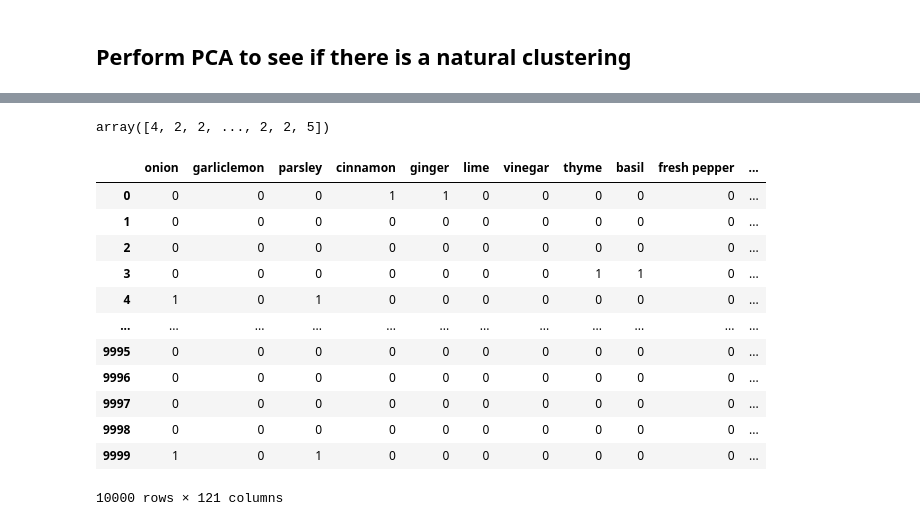
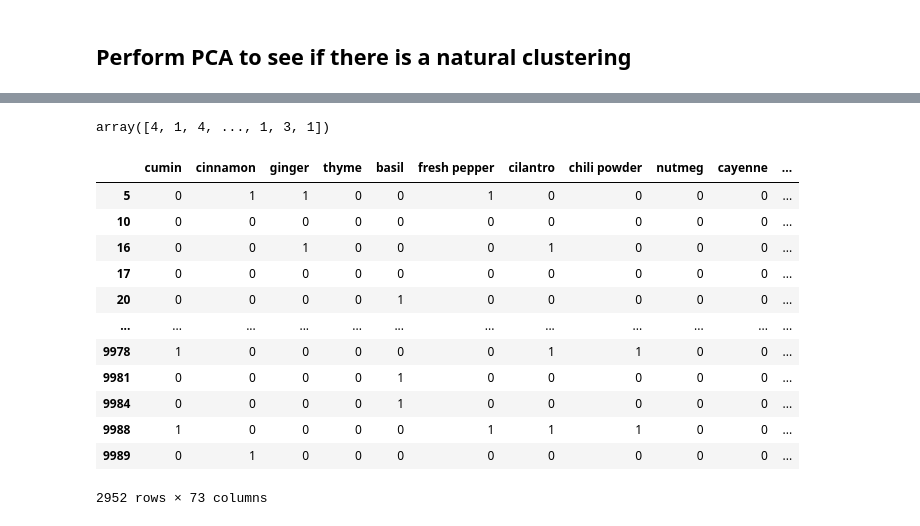
Before and after one commit to ccwillmore/Recipe_project, a Jupyter notebook: spices_only_kmeans/spices_only_workbook.ipynb, the cells around one changed output, grey strips where cells are left out. Saved outputs shown, nothing was run; the diff lists cells and outputs as text; code cells hidden in the pictures.

```diff
--- a/spices_only_kmeans/spices_only_workbook.ipynb
+++ b/spices_only_kmeans/spices_only_workbook.ipynb
@@ -60,4 +92,4 @@ variance_ratio_list
 # %%
-component_analysis = PCA(n_components = i).fit(recipes_df)
-    components = component_analysis.transform(recipes_df)
+component_analysis = PCA(n_components = 3).fit(spice_df)
+components = component_analysis.transform(spice_df)
 # %%
@@ -73,6 +105,6 @@ array([[-0.70683055,  1.5515177 ,  0.80168951],
 # %%
-spices_no_cuisine_name['component_1'] = component_analyses[:,0]
-spices_no_cuisine_name['component_2'] = component_analyses[:,1]
-spices_no_cuisine_name['component_3'] = component_analyses[:,2]
-spices_no_cuisine_name
+spice_df['component_1'] = components[:,0]
+spice_df['component_2'] = components[:,1]
+spice_df['component_3'] = components[:,2]
+spice_df
 # %% [output]
@@ -96,7 +128,7 @@ fig.show()
 # %% [output]
 [interactive output not drawn]
 # %%
-X_for_KMeans = spices_no_cuisine_name[['component_1','component_2','component_3']]
+X_for_KMeans = spice_df[['component_1','component_2','component_3']]
 # %%
 X_for_KMeans
 # %% [output]
@@ -151,25 +183,25 @@ inertias_df.plot(x='k', y='inertia')
 # %%
-kmeans_model_6 = KMeans(n_clusters=6, random_state=42)
-kmeans_model_6.fit(X_for_KMeans)
-predicted_class = kmeans_model_6.predict(X_for_KMeans)
+kmeans_model_5 = KMeans(n_clusters=5, random_state=42)
+kmeans_model_5.fit(X_for_KMeans)
+predicted_class = kmeans_model_5.predict(X_for_KMeans)
 predicted_class
 # %% [output]
-array([4, 2, 2, ..., 2, 2, 5])
+array([4, 1, 4, ..., 1, 3, 1])
 # %%
-spices_no_cuisine_name['classes'] = predicted_class
-spices_no_cuisine_name
+spice_df['classes'] = predicted_class
+spice_df
 # %% [output]
-|  | onion | garliclemon | parsley | cinnamon | ginger | lime | vinegar | thyme | basil | fresh pepper | ... |
-| 0 | 0 | 0 | 0 | 1 | 1 | 0 | 0 | 0 | 0 | 0 | ... |
-| 1 | 0 | 0 | 0 | 0 | 0 | 0 | 0 | 0 | 0 | 0 | ... |
-| 2 | 0 | 0 | 0 | 0 | 0 | 0 | 0 | 0 | 0 | 0 | ... |
-| 3 | 0 | 0 | 0 | 0 | 0 | 0 | 0 | 1 | 1 | 0 | ... |
-| 4 | 1 | 0 | 1 | 0 | 0 | 0 | 0 | 0 | 0 | 0 | ... |
+|  | cumin | cinnamon | ginger | thyme | basil | fresh pepper | cilantro | chili powder | nutmeg | cayenne | ... |
+| 5 | 0 | 1 | 1 | 0 | 0 | 1 | 0 | 0 | 0 | 0 | ... |
+| 10 | 0 | 0 | 0 | 0 | 0 | 0 | 0 | 0 | 0 | 0 | ... |
+| 16 | 0 | 0 | 1 | 0 | 0 | 0 | 1 | 0 | 0 | 0 | ... |
+| 17 | 0 | 0 | 0 | 0 | 0 | 0 | 0 | 0 | 0 | 0 | ... |
+| 20 | 0 | 0 | 0 | 0 | 1 | 0 | 0 | 0 | 0 | 0 | ... |
 | ... | ... | ... | ... | ... | ... | ... | ... | ... | ... | ... | ... |
-| 9995 | 0 | 0 | 0 | 0 | 0 | 0 | 0 | 0 | 0 | 0 | ... |
-| 9996 | 0 | 0 | 0 | 0 | 0 | 0 | 0 | 0 | 0 | 0 | ... |
-| 9997 | 0 | 0 | 0 | 0 | 0 | 0 | 0 | 0 | 0 | 0 | ... |
-| 9998 | 0 | 0 | 0 | 0 | 0 | 0 | 0 | 0 | 0 | 0 | ... |
-| 9999 | 1 | 0 | 1 | 0 | 0 | 0 | 0 | 0 | 0 | 0 | ... |
+| 9978 | 1 | 0 | 0 | 0 | 0 | 0 | 1 | 1 | 0 | 0 | ... |
+| 9981 | 0 | 0 | 0 | 0 | 1 | 0 | 0 | 0 | 0 | 0 | ... |
+| 9984 | 0 | 0 | 0 | 0 | 1 | 0 | 0 | 0 | 0 | 0 | ... |
+| 9988 | 1 | 0 | 0 | 0 | 0 | 1 | 1 | 1 | 0 | 0 | ... |
+| 9989 | 0 | 1 | 0 | 0 | 0 | 0 | 0 | 0 | 0 | 0 | ... |
-10000 rows × 121 columns
+2952 rows × 73 columns
 # %%
```
Also changed, not shown: parts of 26 cells of this notebook, 13 other files.
